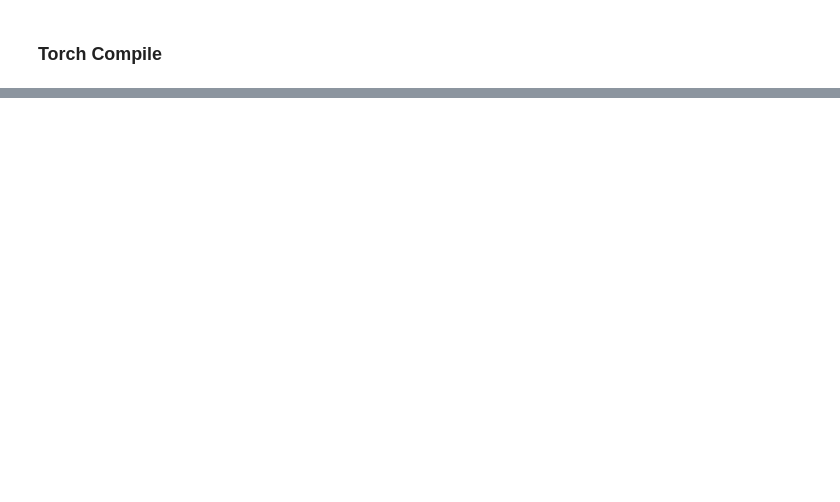
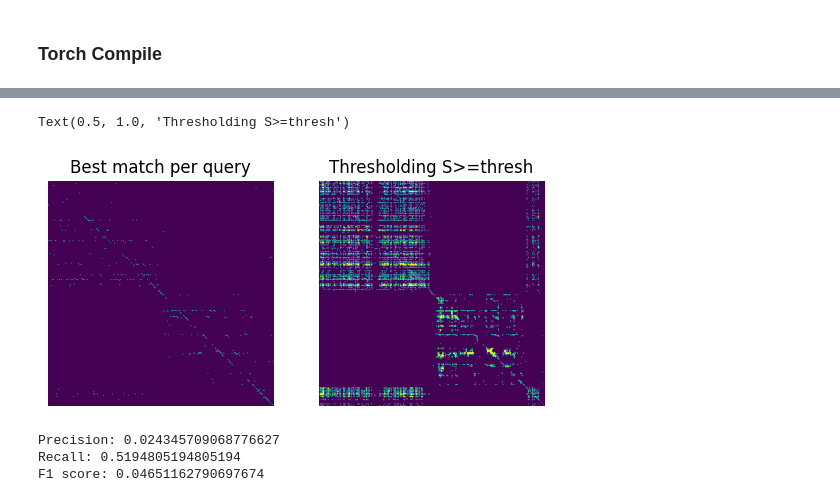
Before and after one commit to irfan4902/My_VPR_Stuff, a Jupyter notebook: calc_test6.ipynb, the cells around one changed output, grey strips where cells are left out. Saved outputs shown, nothing was run; the diff lists cells and outputs as text; code cells hidden in the pictures; blank space fills up the shorter version.

```diff
--- a/calc_test6.ipynb
+++ b/calc_test6.ipynb
@@ -606,0 +684,40 @@ Query Average Time: 0.6960044693946839
+# %%
+# best matching per query in S for single-best-match VPR
+M1 = matching.best_match_per_query(similarity_matrix)
+
+# find matches with S>=thresh using an auto-tuned threshold for multi-match VPR
+M2 = matching.thresholding(similarity_matrix, 0.92)
+
+# show M's
+fig = plt.figure()
+ax1 = fig.add_subplot(121)
+ax1.imshow(M1)
+ax1.axis('off')
+ax1.set_title('Best match per query')
+ax2 = fig.add_subplot(122)
+ax2.imshow(M2)
+ax2.axis('off')
+ax2.set_title('Thresholding S>=thresh')
+# %% [output]
+Text(0.5, 1.0, 'Thresholding S>=thresh')
+[figure, added]
+# %%
+TP = np.sum(M2 & gt_hard)  # true positives
+FP = np.sum(M2 & ~gt_soft)  # false positives
+FN = np.sum(gt_hard) - TP
+
+# Calculate precision
+precision = TP / (TP + FP)
+print('Precision:', precision)
+
+# # Calculate recall
+recall = TP / (TP + FN)
+print('Recall:', recall)
+
+# Calculate F1 score
+f1 = 2 * (precision * recall) / (precision + recall)
+print('F1 score:', f1)
+# %% [output]
+Precision: 0.024345709068776627
+Recall: 0.5194805194805194
+F1 score: 0.04651162790697674
```
Also changed, not shown: parts of 24 cells of this notebook, 4 other files.
